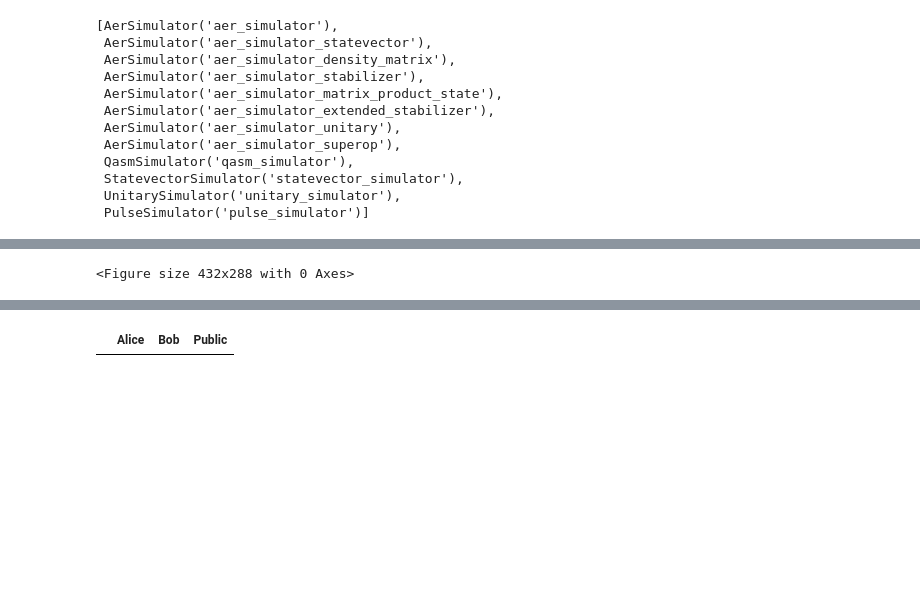
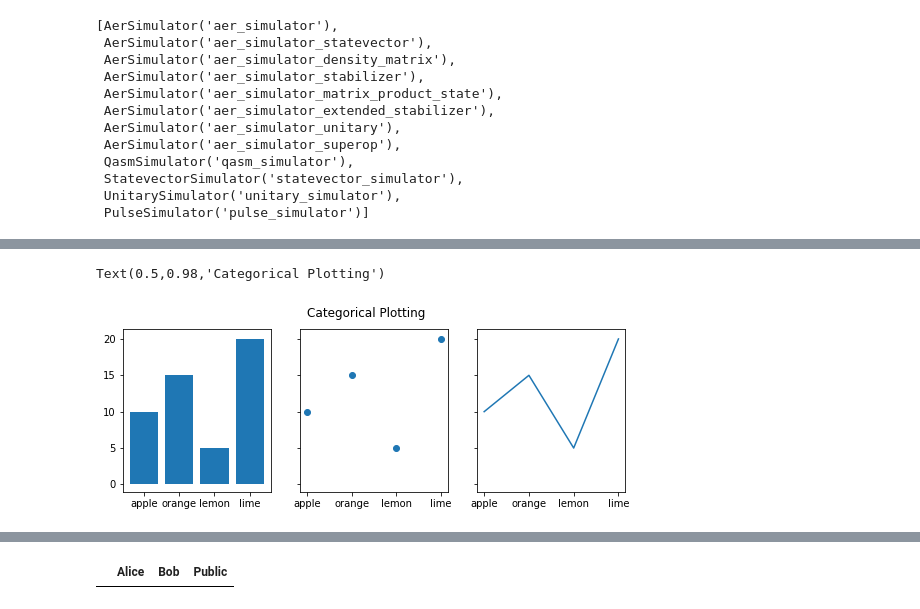
Before and after one commit to ery010/qkd_sim, a Jupyter notebook: notebooks/qkd_dash.ipynb, the cells around one changed output, grey strips where cells are left out. Cells and saved outputs as stored; diff of their text form; code cells hidden in the pictures; blank space fills up the shorter version.

```diff
--- a/notebooks/qkd_dash.ipynb
+++ b/notebooks/qkd_dash.ipynb
@@ -92,3 +108,16 @@ timepreval = timesl.value
+# %%
+data = {'apple': 10, 'orange': 15, 'lemon': 5, 'lime': 20}
+names = list(data.keys())
+values = list(data.values())
+
+fig, axs = plt.subplots(1, 3, figsize=(9, 3), sharey=True)
+axs[0].bar(names, values)
+axs[1].scatter(names, values)
+axs[2].plot(names, values)
+fig.suptitle('Categorical Plotting')
+# %% [output]
+Text(0.5,0.98,'Categorical Plotting')
+[figure, added]
 # %%
 keys = []
 bases = []
@@ -143,10 +172,9 @@ qubit_select = pn.widgets.Select(name="Qubit", options=[])
 measure_button = pn.widgets.Button(name="Measure")
 ### Write code for key with eavesdropper with measure
 # Outputs
-terminal = pn.widgets.Terminal("Welcome to the QKD Simulator.\n\n", height=1000, sizing_mode='stretch_width', options={"cursorBlink": True})
+terminal = pn.widgets.Terminal("Welcome to the QKD Simulator.\n\n", height=750, sizing_mode='stretch_width', options={"cursorBlink": True})
 clear_terminal = pn.widgets.Button(name="Clear terminal")
-fig = plt.figure()
-mpl_pane = fig
+
 
 send_button = pn.widgets.Button(name="Send")
 
@@ -208,8 +236,6 @@ def delete_text(event=None):
     terminal.clear()
 
 clear_terminal.on_click(delete_text)
-# %% [output]
-<Figure size 432x288 with 0 Axes>
 # %%
 def measure_qubits(event=None):
     measure_terminal.clear()
```
Also changed, not shown: parts of 16 cells of this notebook.
